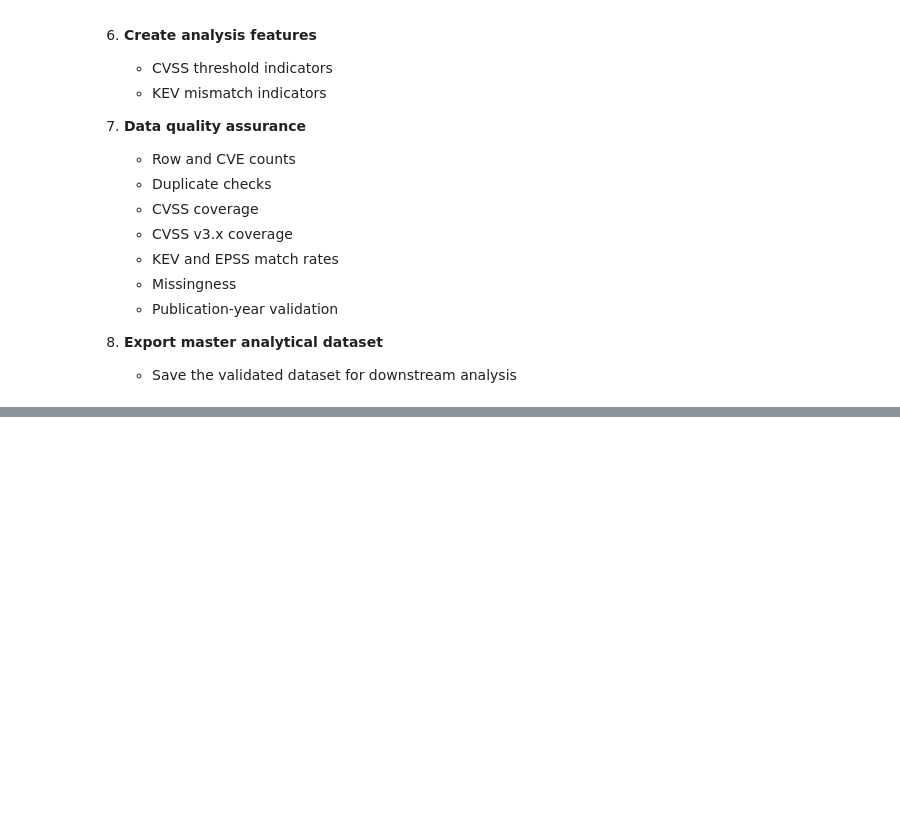
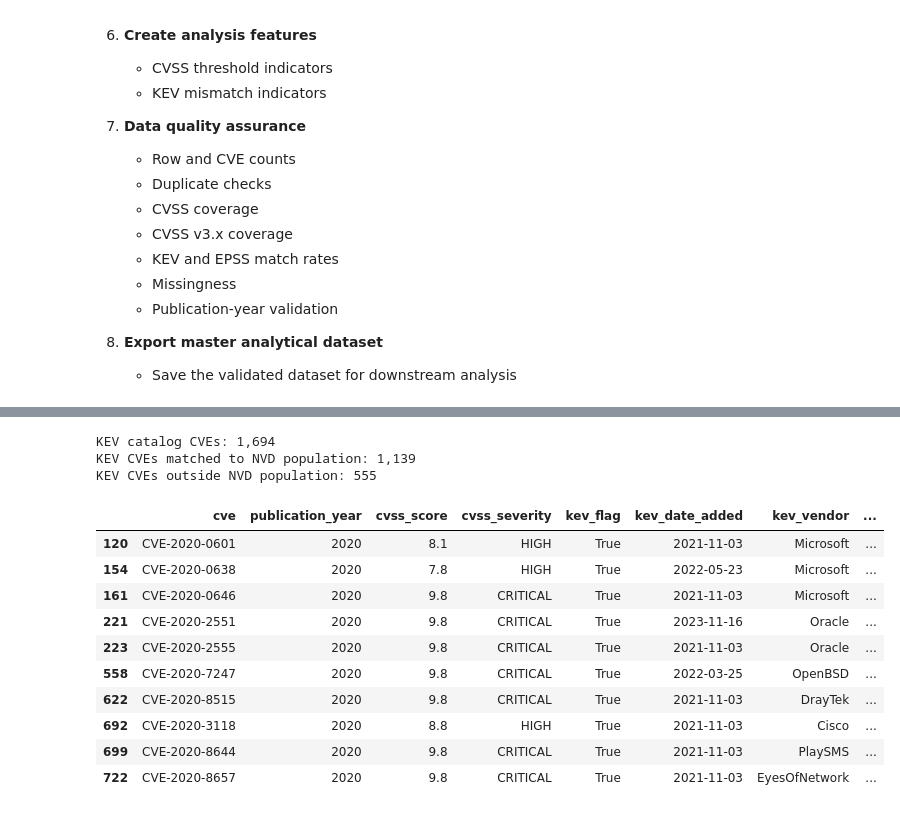
Before and after one commit to aaliyahmjh/data698-capstone, a Jupyter notebook: notebooks/data_preparation.ipynb, the cells around one changed output, grey strips where cells are left out. Saved outputs shown, nothing was run; the diff lists cells and outputs as text; code cells hidden in the pictures; blank space fills up the shorter version.

Commit message:
Complete master dataset preparation and QA

```diff
--- a/notebooks/data_preparation.ipynb
+++ b/notebooks/data_preparation.ipynb
@@ -135,0 +801,25 @@ This notebook is organized into the following stages:
+# %%
+
+# Join KEV to master analytical dataset
+
+rows_before_kev = len(master_df)
+
+master_df = master_df.merge(
+    kev_clean,
+    on="cve",
+    how="left",
+    validate="one_to_one"
+)
+
+# CVEs not matched to KEV are coded False
+master_df["kev_flag"] = (
+    master_df["kev_flag"]
+    .fillna(False)
+    .astype(bool)
+)
+
+rows_after_kev = len(master_df)
+
+print("Rows before KEV join:", f"{rows_before_kev:,}")
+print("Rows after KEV join:", f"{rows_after_kev:,}")
+print("KEV matches:", f"{master_df['kev_flag'].sum():,}")
@@ -135,0 +846,47 @@ This notebook is organized into the following stages:
+# %%
+# Identify KEV records that are outside the NVD analytical population
+
+nvd_cve_set = set(master_df["cve"])
+kev_cve_set = set(kev_clean["cve"])
+
+kev_matched_set = kev_cve_set & nvd_cve_set
+kev_unmatched_set = kev_cve_set - nvd_cve_set
+
+print("KEV catalog CVEs:", f"{len(kev_cve_set):,}")
+print("KEV CVEs matched to NVD population:", f"{len(kev_matched_set):,}")
+print("KEV CVEs outside NVD population:", f"{len(kev_unmatched_set):,}")
+# %% [output]
+KEV catalog CVEs: 1,694
+KEV CVEs matched to NVD population: 1,139
+KEV CVEs outside NVD population: 555
+# %%
+kev_columns = [
+    "cve",
+    "publication_year",
+    "cvss_score",
+    "cvss_severity",
+    "kev_flag",
+    "kev_date_added",
+    "kev_vendor",
+    "kev_product",
+    "kev_ransomware_use"
+]
+
+display(
+    master_df.loc[
+        master_df["kev_flag"],
+        kev_columns
+    ].head(10)
+)
+# %% [output]
+|  | cve | publication_year | cvss_score | cvss_severity | kev_flag | kev_date_added | kev_vendor | ... |
+| 120 | CVE-2020-0601 | 2020 | 8.1 | HIGH | True | 2021-11-03 | Microsoft | ... |
+| 154 | CVE-2020-0638 | 2020 | 7.8 | HIGH | True | 2022-05-23 | Microsoft | ... |
+| 161 | CVE-2020-0646 | 2020 | 9.8 | CRITICAL | True | 2021-11-03 | Microsoft | ... |
+| 221 | CVE-2020-2551 | 2020 | 9.8 | CRITICAL | True | 2023-11-16 | Oracle | ... |
+| 223 | CVE-2020-2555 | 2020 | 9.8 | CRITICAL | True | 2021-11-03 | Oracle | ... |
+| 558 | CVE-2020-7247 | 2020 | 9.8 | CRITICAL | True | 2022-03-25 | OpenBSD | ... |
+| 622 | CVE-2020-8515 | 2020 | 9.8 | CRITICAL | True | 2021-11-03 | DrayTek | ... |
+| 692 | CVE-2020-3118 | 2020 | 8.8 | HIGH | True | 2021-11-03 | Cisco | ... |
+| 699 | CVE-2020-8644 | 2020 | 9.8 | CRITICAL | True | 2021-11-03 | PlaySMS | ... |
+| 722 | CVE-2020-8657 | 2020 | 9.8 | CRITICAL | True | 2021-11-03 | EyesOfNetwork | ... |
```
Also changed, not shown: parts of 47 cells of this notebook.
